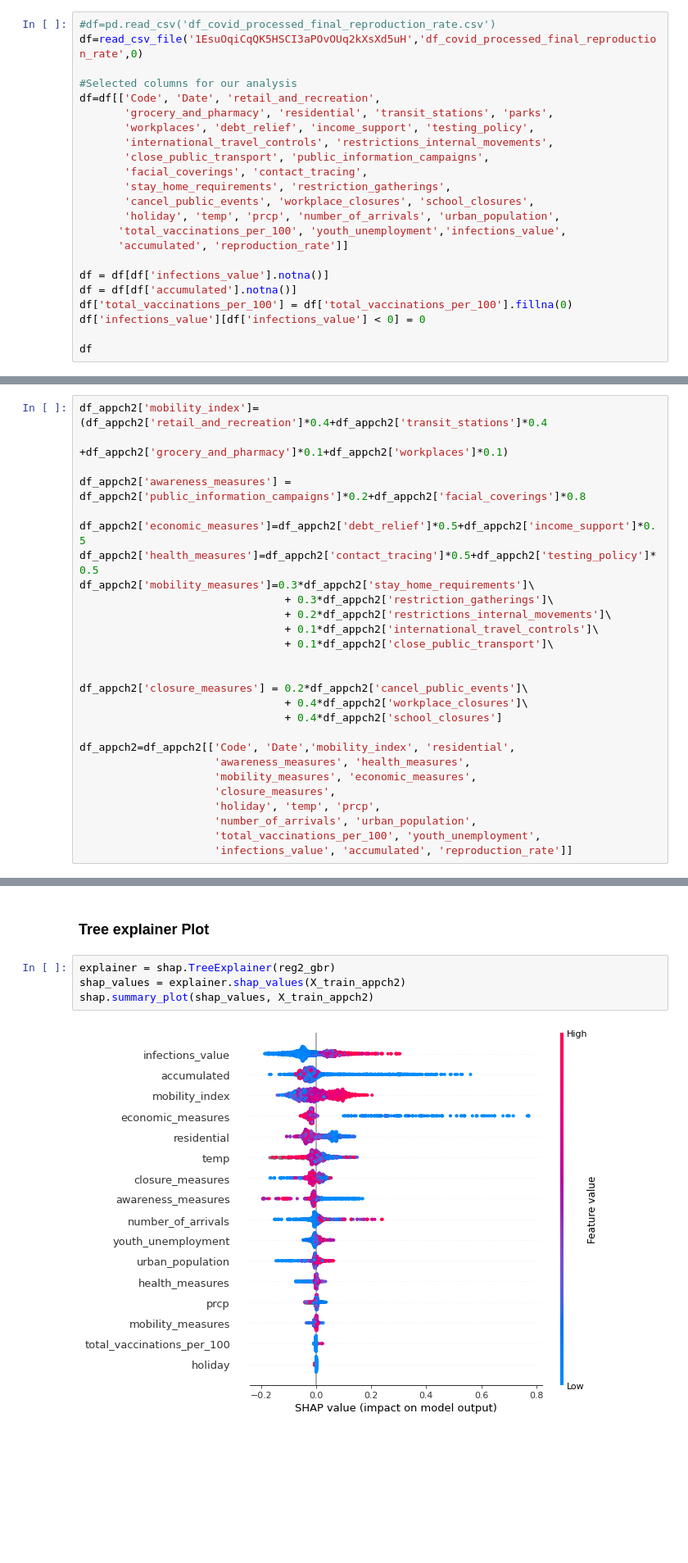
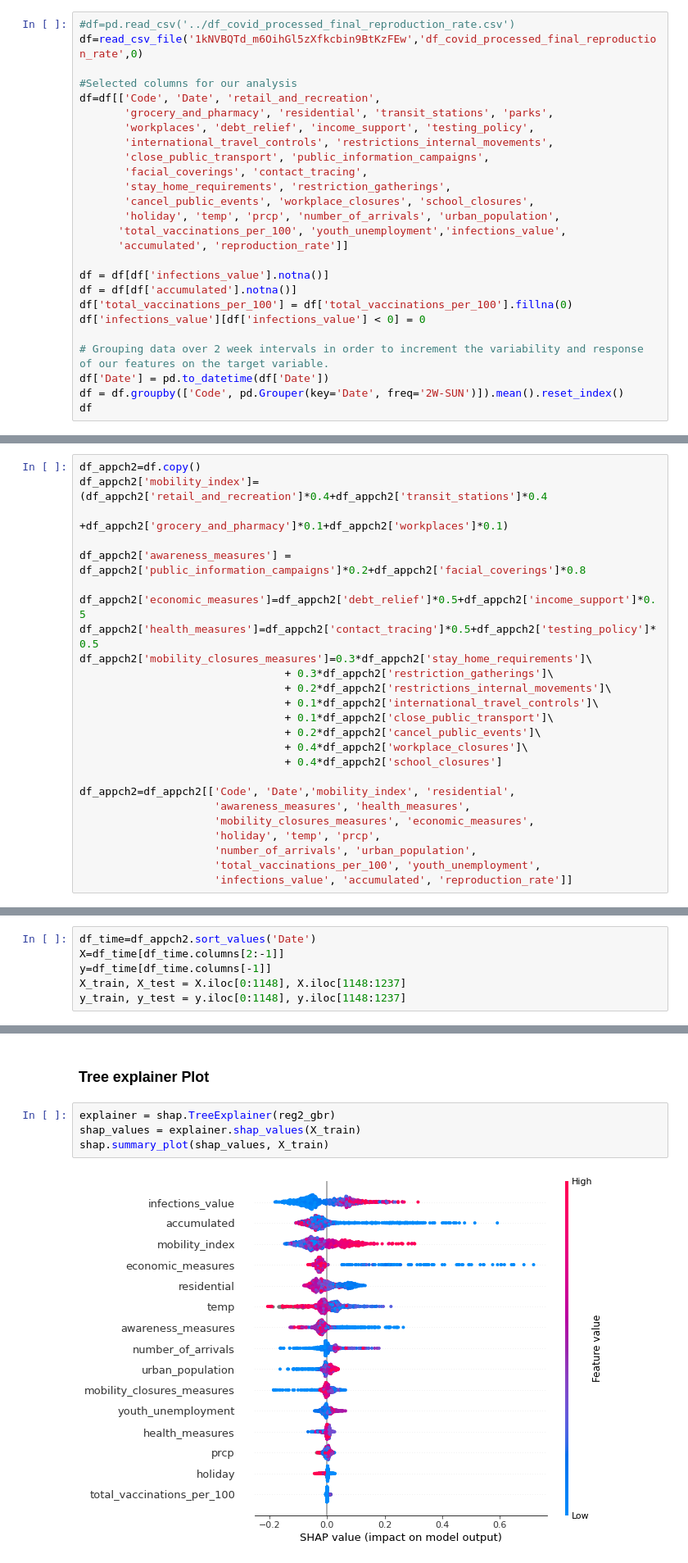
Before and after one commit to lucasbotellaroca/Covid-19_Reproduction_Rate_Estimator, a Jupyter notebook: 04_data_model_shap_values_eval.ipynb, the cells around one changed output, grey strips where cells are left out. Shown at 82% size. Drawn from its saved outputs; the diff is of its cells as text; blank space fills up the shorter version.

```diff
--- a/04_data_model_shap_values_eval.ipynb
+++ b/04_data_model_shap_values_eval.ipynb
@@ -63,8 +65,8 @@ def read_csv_file(folder, fileName, nrows):
 # %% [markdown]
 * Same transofrmation as in the data model notebook is performed.
 # %%
-#df=pd.read_csv('df_covid_processed_final_reproduction_rate.csv')
-df=read_csv_file('1EsuOqiCqQK5HSCI3aPOvOUq2kXsXd5uH','df_covid_processed_final_reproduction_rate',0)
+#df=pd.read_csv('../df_covid_processed_final_reproduction_rate.csv')
+df=read_csv_file('1kNVBQTd_m6OihGl5zXfkcbin9BtKzFEw','df_covid_processed_final_reproduction_rate',0)
 
 #Selected columns for our analysis
 df=df[['Code', 'Date', 'retail_and_recreation',
@@ -84,6 +86,9 @@ df = df[df['accumulated'].notna()]
 df['total_vaccinations_per_100'] = df['total_vaccinations_per_100'].fillna(0)
 df['infections_value'][df['infections_value'] < 0] = 0
 
+# Grouping data over 2 week intervals in order to increment the variability and response of our features on the target variable.
+df['Date'] = pd.to_datetime(df['Date'])
+df = df.groupby(['Code', pd.Grouper(key='Date', freq='2W-SUN')]).mean().reset_index()
 df
 # %% [output]
 A value is trying to be set on a copy of a slice from a DataFrame
@@ -123,4 +110,5 @@ There are some other variables such as: 'residential', 'holiday', 'temp', 'prcp'
 # %%
+df_appch2=df.copy()
 df_appch2['mobility_index']=(df_appch2['retail_and_recreation']*0.4+df_appch2['transit_stations']*0.4
                            +df_appch2['grocery_and_pharmacy']*0.1+df_appch2['workplaces']*0.1)
 
@@ -128,21 +116,18 @@ df_appch2['awareness_measures'] = df_appch2['public_information_campaigns']*0.2+
 
 df_appch2['economic_measures']=df_appch2['debt_relief']*0.5+df_appch2['income_support']*0.5
 df_appch2['health_measures']=df_appch2['contact_tracing']*0.5+df_appch2['testing_policy']*0.5
-df_appch2['mobility_measures']=0.3*df_appch2['stay_home_requirements']\
+df_appch2['mobility_closures_measures']=0.3*df_appch2['stay_home_requirements']\
                                 + 0.3*df_appch2['restriction_gatherings']\
                                 + 0.2*df_appch2['restrictions_internal_movements']\
                                 + 0.1*df_appch2['international_travel_controls']\
                                 + 0.1*df_appch2['close_public_transport']\
-
-
-df_appch2['closure_measures'] = 0.2*df_appch2['cancel_public_events']\
+                                + 0.2*df_appch2['cancel_public_events']\
                                 + 0.4*df_appch2['workplace_closures']\
                                 + 0.4*df_appch2['school_closures']
 
 df_appch2=df_appch2[['Code', 'Date','mobility_index', 'residential',
                      'awareness_measures', 'health_measures',
-                     'mobility_measures', 'economic_measures',
-                     'closure_measures',
+                     'mobility_closures_measures', 'economic_measures',
                      'holiday', 'temp', 'prcp',
                      'number_of_arrivals', 'urban_population',
                      'total_vaccinations_per_100', 'youth_unemployment',
@@ -159,3 +137,9 @@ y_test_appch2=X_2['reproduction_rate']
+# %%
+df_time=df_appch2.sort_values('Date')
+X=df_time[df_time.columns[2:-1]]
+y=df_time[df_time.columns[-1]]
+X_train, X_test = X.iloc[0:1148], X.iloc[1148:1237]
+y_train, y_test = y.iloc[0:1148], y.iloc[1148:1237]
 # %% [markdown]
 ## Import Models and Evaluate Shap Values
 We will perform evaluation and analysis of the impact of variables on the training set predictions (year 2020).
@@ -222,10 +232,10 @@ ABS_SHAP(shap_values,X_train_appch2)
 ### Tree explainer Plot
 # %%
 explainer = shap.TreeExplainer(reg2_gbr)
-shap_values = explainer.shap_values(X_train_appch2)
-shap.summary_plot(shap_values, X_train_appch2)
+shap_values = explainer.shap_values(X_train)
+shap.summary_plot(shap_values, X_train)
 # %% [output]
-[figure, old version]
+[figure, new version]
 # %% [markdown]
 We will perform a resume of the variables and its impact on our traget vairable **reproduction rate**
 
```
Also changed, not shown: parts of 37 cells of this notebook.
